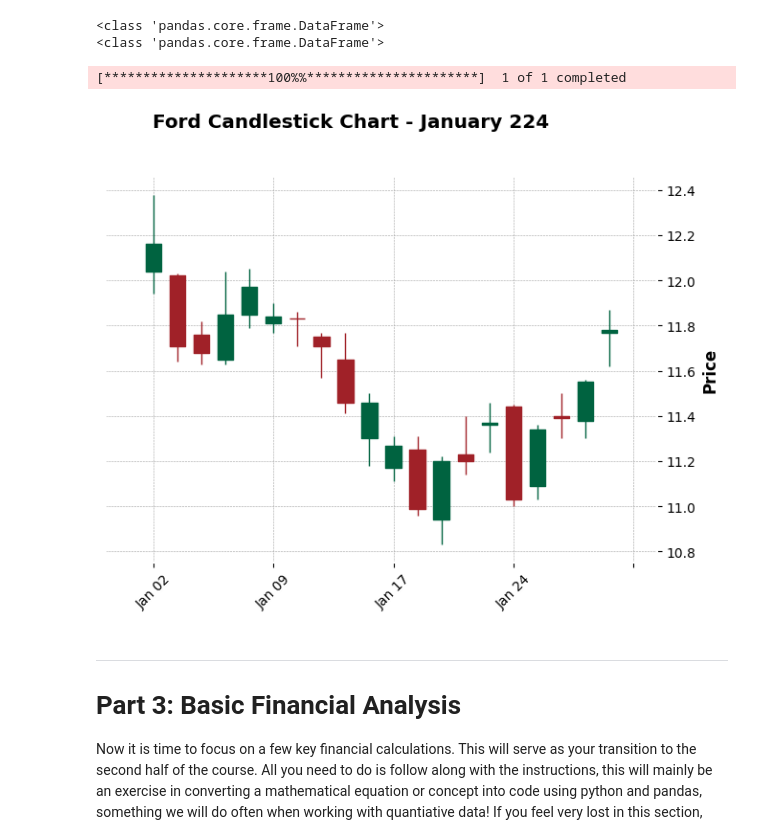
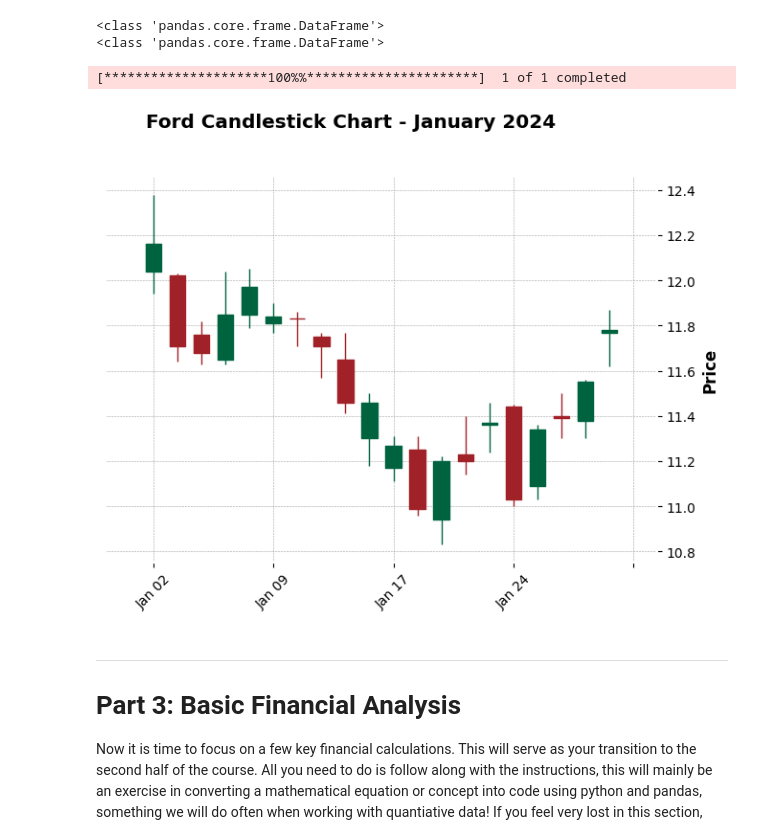
Before and after one commit to PATELALISH/Capstone-Stock-Market-Analysis, a Jupyter notebook: Questions Notebook/New Stock Market Analysis Project.ipynb, the cells around one changed output. Saved outputs shown, nothing was run; the diff lists cells and outputs as text; code cells hidden in the pictures.

```diff
--- a/Questions Notebook/New Stock Market Analysis Project.ipynb
+++ b/Questions Notebook/New Stock Market Analysis Project.ipynb
@@ -289,11 +290,11 @@ print(type(ford_data))
 # %%
 ford1 = yf.download("F", start="2024-01-01", end="2024-01-31")
 
 sns.set_style(style="whitegrid")  # Setting Seaborn style
-mpf.plot(ford1, type='candle', style='charles', title='Ford Candlestick Chart - January 224', ylabel='Price')
+mpf.plot(ford1, type='candle', style='charles', title='Ford Candlestick Chart - January 2024', ylabel='Price')
 # %% [output]
 [*********************100%%**********************]  1 of 1 completed
-[figure, old version]
+[figure, new version]
 # %% [markdown]
 
 ____
```
Also changed, not shown: parts of 3 cells of this notebook, 2 other files.
